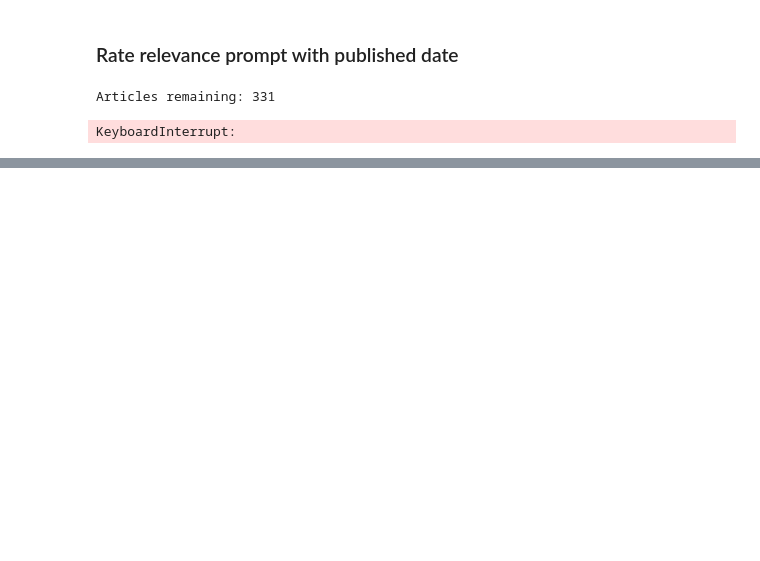
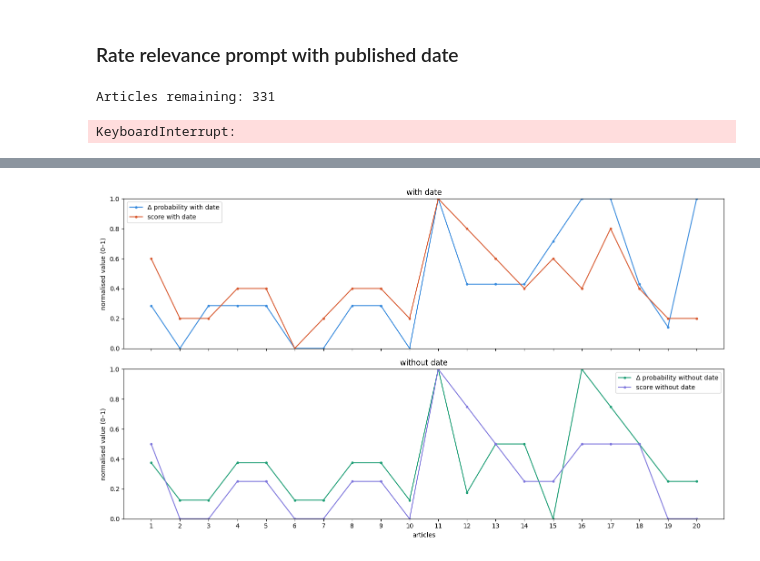
Before and after one commit to sonianicoletti/predictive-markets, a Jupyter notebook: political_markets_relevance.ipynb, the cells around one changed output, grey strips where cells are left out. Drawn from its saved outputs; the diff is of its cells as text; code cells hidden in the pictures; blank space fills up the shorter version.

Commit message:
score vs. prob (political markets)

```diff
--- a/political_markets_relevance.ipynb
+++ b/political_markets_relevance.ipynb
@@ -1552,0 +1403,10 @@ Done! Converted 5 markets to markets_output.json
+# %%
+import json, os
+
+os.makedirs("data/political_markets/comparison", exist_ok=True)
+out_path = "data/political_markets/comparison/llm_scores_gnews_partial.json"
+
+with open(out_path, "w") as f:
+    json.dump(results, f, indent=2)
+
+print(f"Saved {len(results)} markets to {out_path}")
@@ -1552,0 +1622,76 @@ Done! Converted 5 markets to markets_output.json
+# %%
+import json
+import matplotlib.pyplot as plt
+
+with open("data/political_markets/comparison/llm_scores_gnews_partial.json") as f:
+    results = json.load(f)
+
+with open("data/political_markets/comparison/articles_gnews_package_standard.json") as f:
+    originals = json.load(f)
+
+# Lookup: (question, query, i) -> title
+orig_lookup = {}
+for market in originals:
+    question = market.get("question", "")
+    for query_obj in market.get("queries", []):
+        query = query_obj.get("query", "")
+        for i, article in enumerate(query_obj.get("articles", [])):
+            orig_lookup[(question, query, i)] = article.get("title", "(no title)")
+
+# Lookup: question -> prob_without_article
+prob_base_lookup = {m.get("question", ""): m.get("prob_without_article") for m in originals}
+
+keys = ["probability_with_date", "probability_without_date", "score_with_date", "score_without_date"]
+
+articles = []
+for market in results:
+    question = market.get("question", "")
+    prob_base = prob_base_lookup.get(question)
+    for query_obj in market.get("queries", []):
+        query = query_obj.get("query", "")
+        for i, a in enumerate(query_obj.get("articles", [])):
+            if all(a.get(k) is not None for k in keys) and prob_base is not None:
+                a["_title"]      = orig_lookup.get((question, query, i), "(no title)")
+                a["_prob_base"]  = prob_base
+                articles.append(a)
+
+def norm(vals):
+    lo, hi = min(vals), max(vals)
+    return [(v - lo) / (hi - lo) if hi != lo else 0.5 for v in vals]
+
+x = range(1, len(articles) + 1)
+
+delta_wd  = [abs(a["probability_with_date"]    - a["_prob_base"]) for a in articles]
+delta_wod = [abs(a["probability_without_date"] - a["_prob_base"]) for a in articles]
+score_wd  = [a["score_with_date"]    for a in articles]
+score_wod = [a["score_without_date"] for a in articles]
+
+fig, (ax1, ax2) = plt.subplots(2, 1, figsize=(14, 8), sharex=True)
+
+for ax, series, title in [
+    (ax1, [
+        (norm(delta_wd),  "Δ probability with date", "#378ADD"),
+        (norm(score_wd),  "score with date",          "#D85A30"),
+    ], "with date"),
+    (ax2, [
+        (norm(delta_wod), "Δ probability without date", "#1D9E75"),
+        (norm(score_wod), "score without date",          "#7F77DD"),
+    ], "without date"),
+]:
+    for vals, label, color in series:
+        ax.plot(x, vals, label=label, color=color, linewidth=1.5, marker="o", markersize=3)
+    ax.set_title(title)
+    ax.set_ylabel("normalised value (0–1)")
+    ax.set_ylim(0, 1)
+    ax.legend()
+
+ax2.set_xlabel("articles")
+ax2.set_xticks(list(x))
+plt.tight_layout()
+plt.show()
+
+print("\nArticle index reference:")
+for i, a in enumerate(articles, 1):
+    print(f"  {i:>3}. {a['_title']}")
+# %% [output]
+[figure, added]
```
Also changed, not shown: parts of 15 cells of this notebook, 7 other files.
